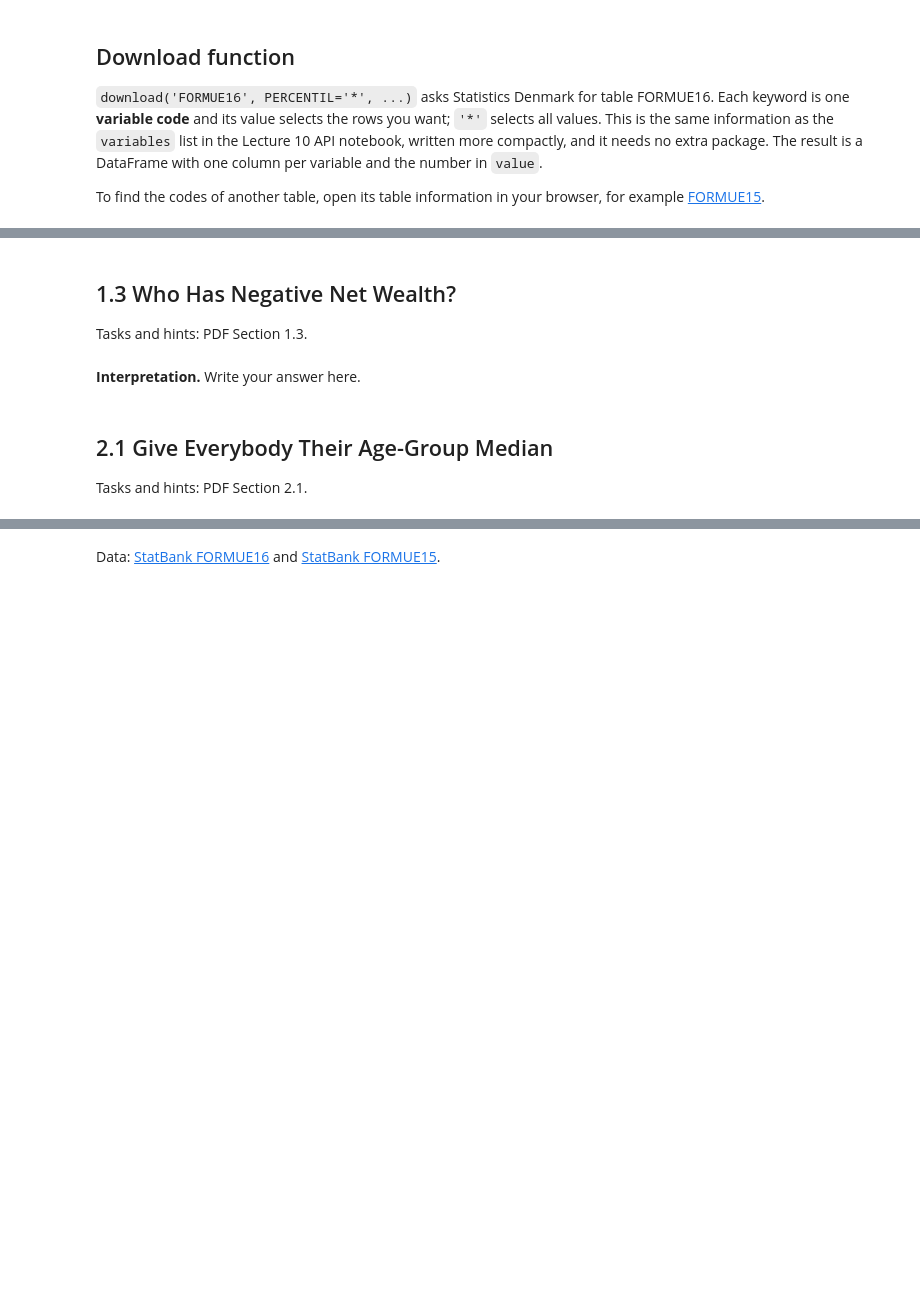
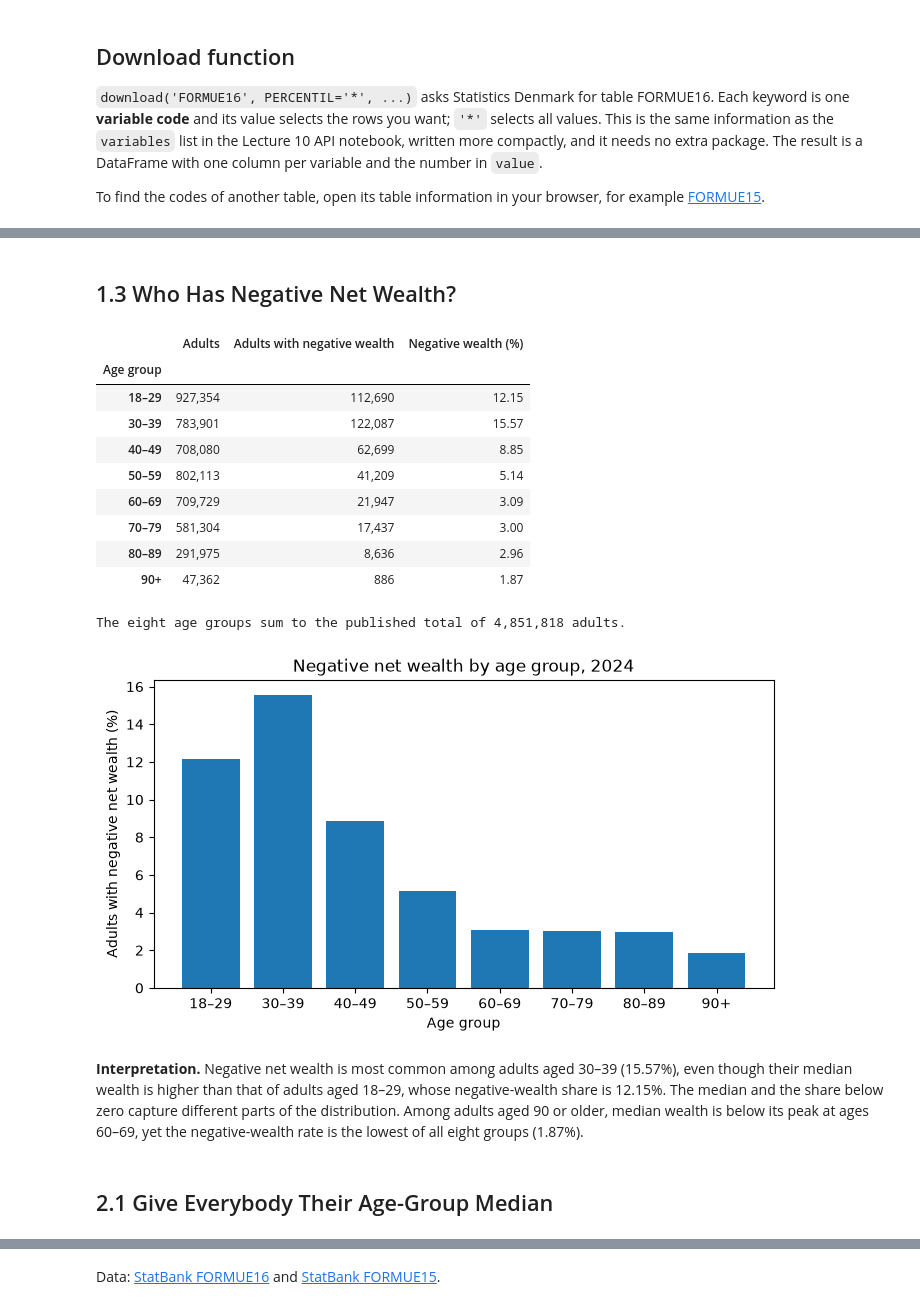
Before and after one commit to NumEconCopenhagen/pft159-og-rsw798, a Jupyter notebook: 01_dataproject/dataproject.ipynb, the cells around one changed output, grey strips where cells are left out. Drawn from its saved outputs; the diff is of its cells as text; code cells hidden in the pictures; blank space fills up the shorter version.

```diff
--- a/01_dataproject/dataproject.ipynb
+++ b/01_dataproject/dataproject.ipynb
@@ -47,9 +102,42 @@ Tasks and hints: PDF Section 1.2.
 # %% [markdown]
 ## 1.3   Who Has Negative Net Wealth?
-Tasks and hints: PDF Section 1.3.
+# %%
+# The three FORMUE15 brackets below zero.
+negative_brackets = ['0000M10', 'M100M05', 'M050000']
+totals = age_counts.groupby('ALDER')['value'].sum().rename('Adults')
+negatives = age_counts.loc[age_counts['FORMUE'].isin(negative_brackets)]
+negative_totals = negatives.groupby('ALDER')['value'].sum().rename('Adults with negative wealth')
+count_summary = pd.merge(totals, negative_totals, on='ALDER', validate='1:1')
+count_summary['Negative wealth (%)'] = 100 * count_summary['Adults with negative wealth'] / count_summary['Adults']
+age_summary = pd.merge(gaps, count_summary, on='ALDER', validate='1:1').loc[age_codes]
+display(age_summary[count_summary.columns].set_axis(age_labels).rename_axis('Age group').style.format(
+    {'Adults': '{:,.0f}', 'Adults with negative wealth': '{:,.0f}', 'Negative wealth (%)': '{:.2f}'}
+))
+
+national_total = national_counts['value'].sum()
+assert age_summary['Adults'].sum() == national_total
+print(f'The eight age groups sum to the published total of {national_total:,.0f} adults.')
+
+fig, ax = plt.subplots(figsize=(8, 4))
+ax.bar(age_labels, age_summary['Negative wealth (%)'])
+ax.set(xlabel='Age group', ylabel='Adults with negative net wealth (%)',
+       title='Negative net wealth by age group, 2024')
+plt.show()
+# %% [output]
+|  | Adults | Adults with negative wealth | Negative wealth (%) |
+| Age group |  |  |  |
+| 18–29 | 927,354 | 112,690 | 12.15 |
+| 30–39 | 783,901 | 122,087 | 15.57 |
+| 40–49 | 708,080 | 62,699 | 8.85 |
+| 50–59 | 802,113 | 41,209 | 5.14 |
+| 60–69 | 709,729 | 21,947 | 3.09 |
+| 70–79 | 581,304 | 17,437 | 3.00 |
+| 80–89 | 291,975 | 8,636 | 2.96 |
+| 90+ | 47,362 | 886 | 1.87 |
+The eight age groups sum to the published total of 4,851,818 adults.
+[figure, added]
 # %% [markdown]
-**Interpretation.** Write your answer here.
+**Interpretation.** Negative net wealth is most common among adults aged 30–39 (15.57%), even though their median wealth is higher than that of adults aged 18–29, whose negative-wealth share is 12.15%. The median and the share below zero capture different parts of the distribution. Among adults aged 90 or older, median wealth is below its peak at ages 60–69, yet the negative-wealth rate is the lowest of all eight groups (1.87%).
 # %% [markdown]
 ## 2.1   Give Everybody Their Age-Group Median
-Tasks and hints: PDF Section 2.1.
 # %%
```
Also changed, not shown: parts of 18 cells of this notebook.
